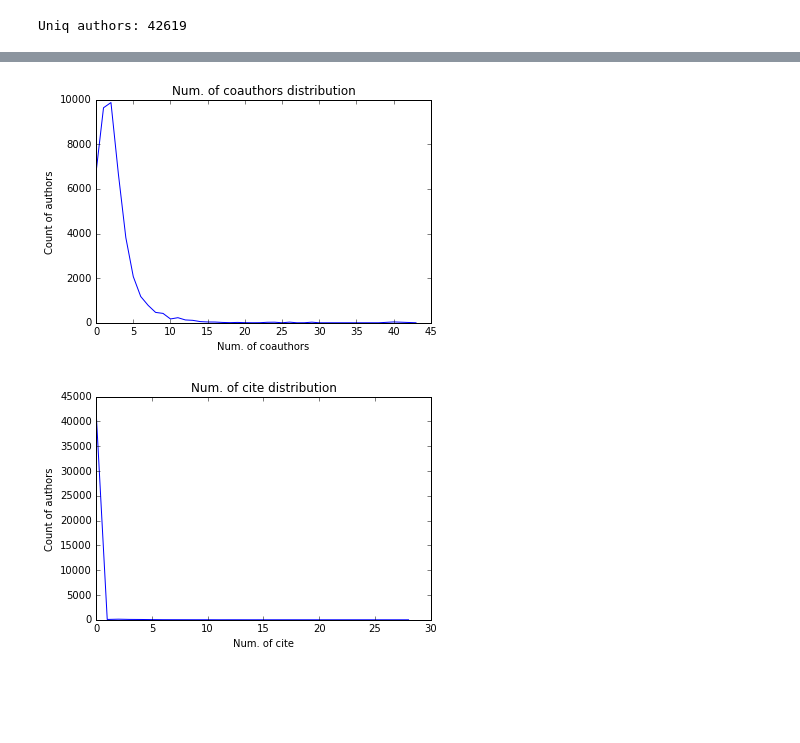
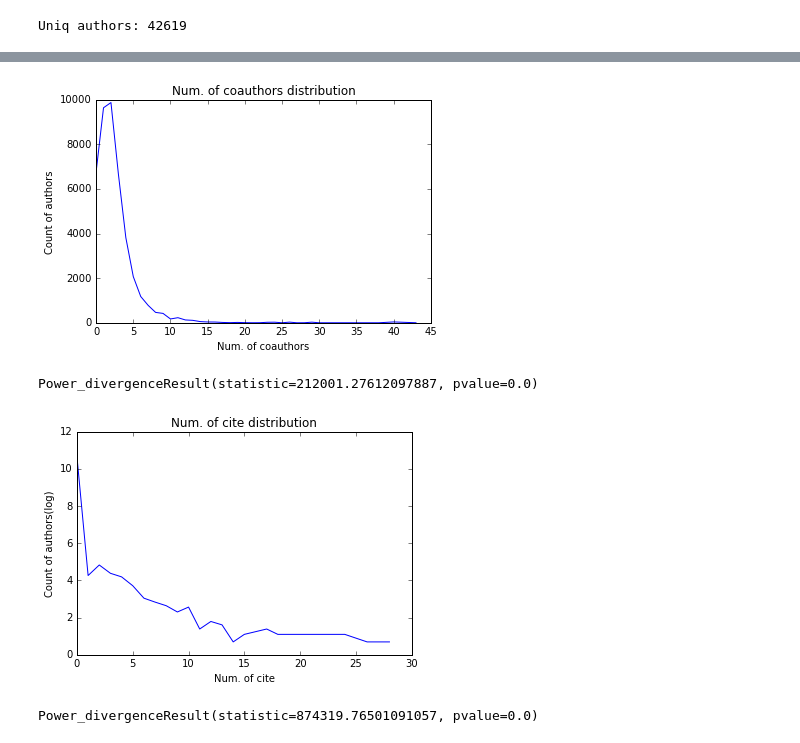
Before and after one commit to generall/citation_analisis, a Jupyter notebook: Distributions.ipynb, the cells around one changed output, grey strips where cells are left out. Drawn from its saved outputs; the diff is of its cells as text; code cells hidden in the pictures; blank space fills up the shorter version.

Commit message:
more distributions

```diff
--- a/Distributions.ipynb
+++ b/Distributions.ipynb
@@ -17,3 +19,14 @@ def plot_xy_dot(x, y):
 def plot_xy_point(x, y):
     plt.plot(x, y, 'o', markersize=3, alpha=0.5)
     plt.show()
+# %%
+def convert(data, do):
+    if do:
+        return [math.log(x + 1) for x in data]
+    else:
+        return data
+# %%
+def plot_pairs(pairs, plot_foo, log = False):
+    val = [x[1] for x in pairs]
+    plot_foo([x[0] for x in pairs], convert(val, log) )
+    print(power_divergence(val))
@@ -20,3 +38,3 @@ def plot_xy_point(x, y):
 # %%
-def plot_pairs(pairs, plot_foo):
-    plot_foo([x[0] for x in pairs], [x[1] for x in pairs])
+def plot_dict(stat, plot_foo, log = False):
+    plot_foo([x for x in stat.keys()], convert([x for x in stat.values()], log) )
@@ -51,14 +65,16 @@ neighbour_rank(coauthorNetwork.cgr)
 # %%
-def neighbour_dist(graph):
-    d = Counter([len(graph.neighbors(author)) for author in graph.nodes()])
-    plot_dict(d, plot_xy_line)
+def neighbour_dist(graph, log = False):
+    d = sorted(Counter([len(graph.neighbors(author)) for author in graph.nodes()]).items(), reverse=True)
+    plot_pairs(d, plot_xy_line, log)
 
 plot_labels("Num. of coauthors", "Count of authors", "Num. of coauthors distribution")
 neighbour_dist(coauthorNetwork.gr)
 
-plot_labels("Num. of cite", "Count of authors", "Num. of cite distribution")
-neighbour_dist(coauthorNetwork.cgr)
+plot_labels("Num. of cite", "Count of authors(log)", "Num. of cite distribution")
+neighbour_dist(coauthorNetwork.cgr, log=True)
 # %% [output]
 [figure]
+Power_divergenceResult(statistic=212001.27612097887, pvalue=0.0)
-[figure, old version]
+[figure, new version]
+Power_divergenceResult(statistic=874319.76501091057, pvalue=0.0)
 # %%
```
Also changed, not shown: parts of 11 cells of this notebook, 1 other file.
